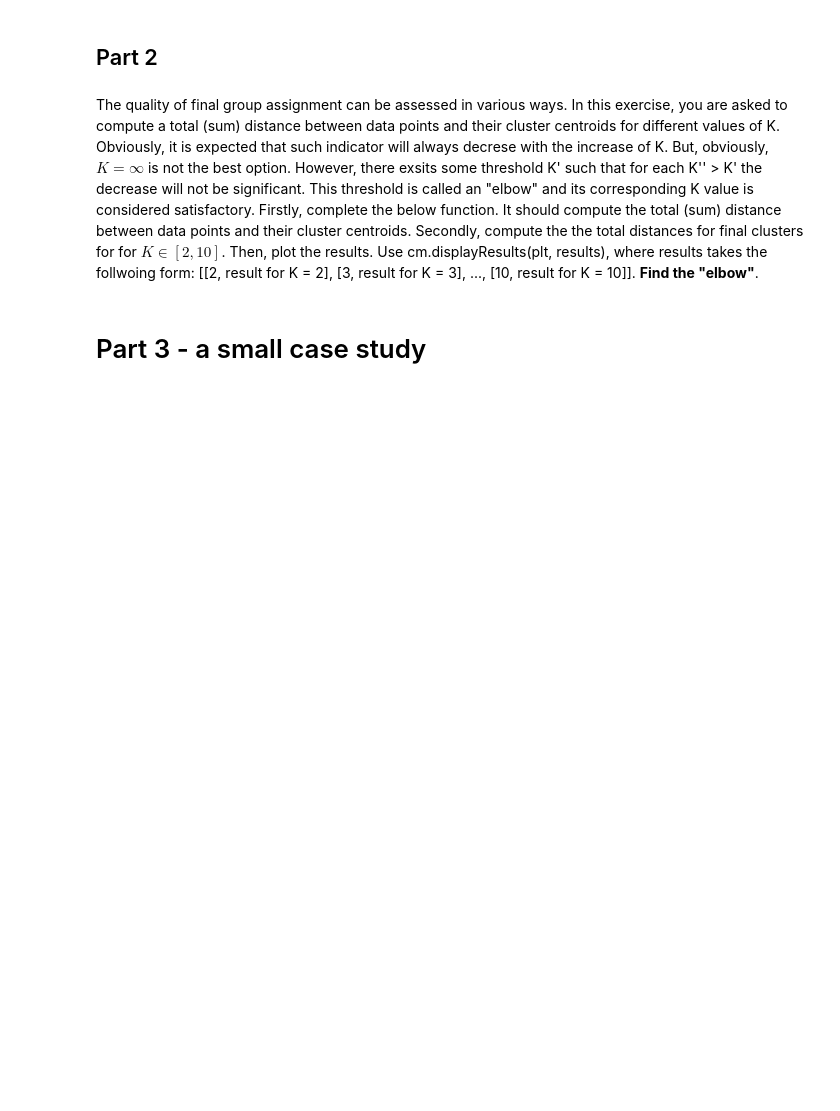
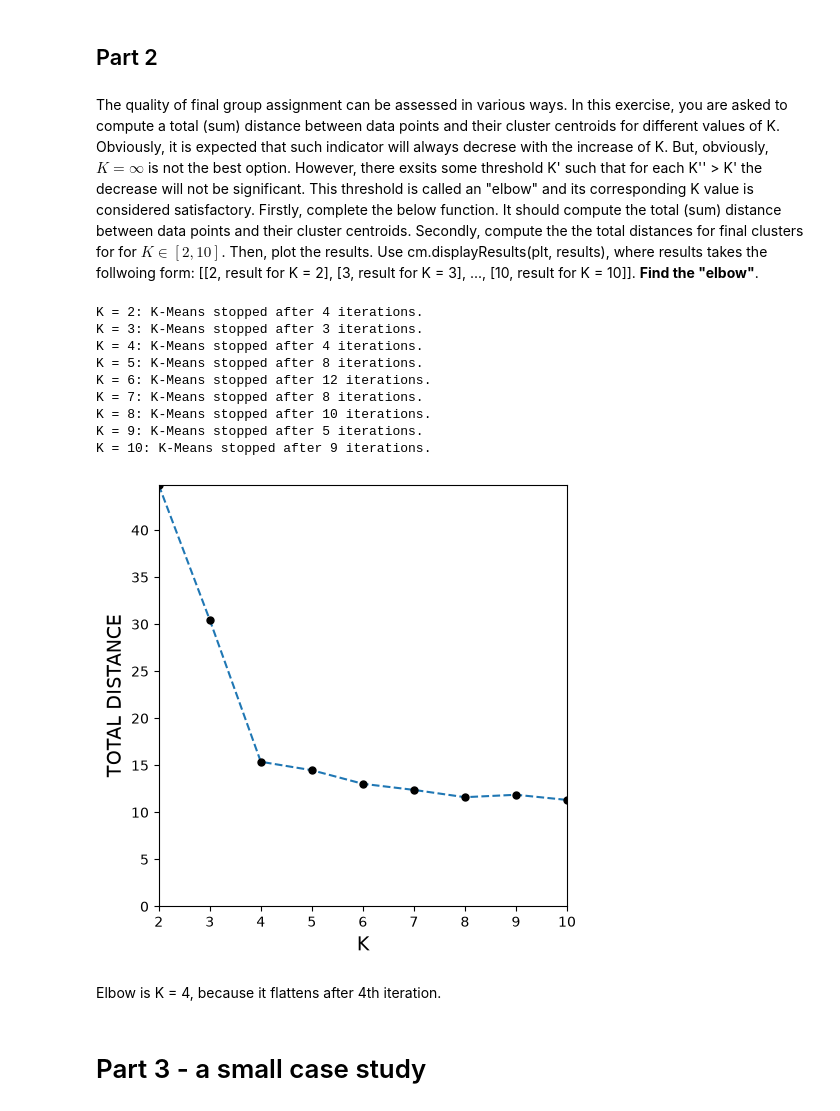
Before and after one commit to jmaciaszczyk/ai_labs, a Jupyter notebook: clustering/Exercises.ipynb, the cells around one changed output. Drawn from its saved outputs; the diff is of its cells as text; code cells hidden in the pictures; blank space fills up the shorter version.

```diff
--- a/clustering/Exercises.ipynb
+++ b/clustering/Exercises.ipynb
@@ -171,7 +172,3 @@ K = 7: K-Means stopped after 11 iterations.
 ## Part 2
 # %% [markdown]
 The quality of final group assignment can be assessed in various ways. In this exercise, you are asked to compute a total (sum) distance between data points and their cluster centroids for different values of K. Obviously, it is expected that such indicator will always decrese with the increase of K. But, obviously, $K=\infty$ is not the best option. However, there exsits some threshold K' such that for each K'' > K' the decrease will not be significant. This threshold is called an "elbow" and its corresponding K value is considered satisfactory. Firstly, complete the below function. It should compute the total (sum) distance between data points and their cluster centroids. Secondly, compute the the total distances for final clusters for for $K\in [2, 10]$. Then, plot the results. Use cm.displayResults(plt, results), where results takes the follwoing form: [[2, result for K = 2], [3, result for K = 3], ..., [10, result for K = 10]]. **Find the "elbow"**.
-# %%
-def getTotalDistance(DATA, CENTROIDS, ASSIGNMENTS):
-    #TODO
-    return 0.0
@@ -180,3 +175,32 @@ def getTotalDistance(DATA, CENTROIDS, ASSIGNMENTS):
+# %%
+def getTotalDistance(DATA, CENTROIDS, ASSIGNMENTS):
+    total = 0.0
+    for k, cluster in enumerate(ASSIGNMENTS):
+        for i in cluster:
+            total += getEuclideanDistance(DATA[i], CENTROIDS[k])
+    return total
+# %%
+DATA = cm.getTestDataSet()
+results = []
+for k in range(2, 11):
+    CENTROIDS = getCentroids(k, DATA)
+    _, FINAL_CENTROIDS, FINAL_ASSIGNMENTS = doKMeans(DATA, CENTROIDS, K = k, display = False)
+    results.append([k, getTotalDistance(DATA, FINAL_CENTROIDS, FINAL_ASSIGNMENTS)])
+
+cm.displayResults(plt, results)
+# %% [output]
+K = 2: K-Means stopped after 4 iterations.
+K = 3: K-Means stopped after 3 iterations.
+K = 4: K-Means stopped after 4 iterations.
+K = 5: K-Means stopped after 8 iterations.
+K = 6: K-Means stopped after 12 iterations.
+K = 7: K-Means stopped after 8 iterations.
+K = 8: K-Means stopped after 10 iterations.
+K = 9: K-Means stopped after 5 iterations.
+K = 10: K-Means stopped after 9 iterations.
+[figure, added]
+# %% [markdown]
+Elbow is K = 4, because it flattens after 4th iteration.
 # %% [markdown]
 # Part 3 - a small case study
 # %% [markdown]
```
Also changed, not shown: parts of 13 cells of this notebook.
